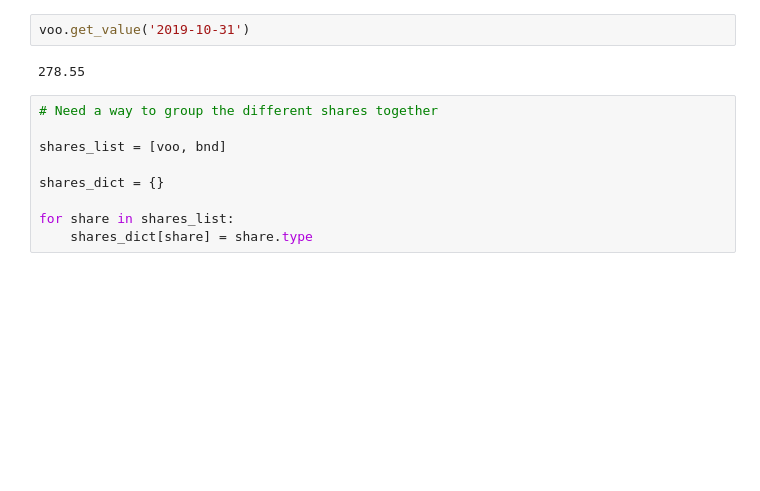
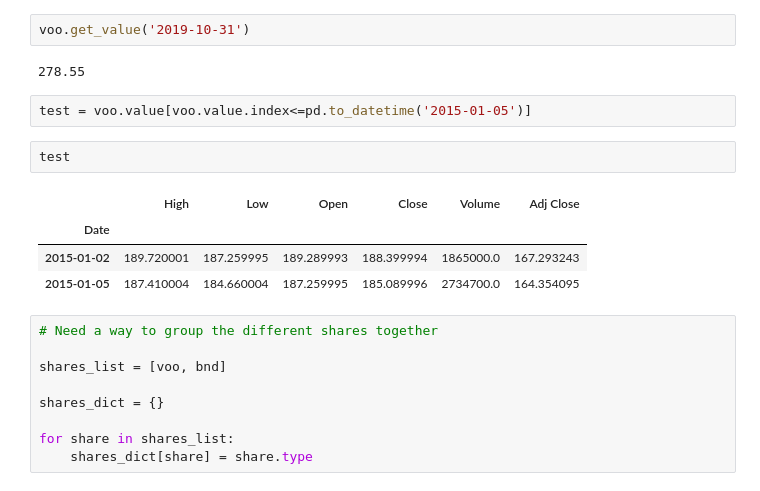
Before and after one commit to spencer84/Portfolio-Management, a Jupyter notebook: Financial Analysis - Equities and Bonds.ipynb, the cells around one changed output. Saved outputs shown, nothing was run; the diff lists cells and outputs as text; blank space fills up the shorter version.

```diff
--- a/Financial Analysis - Equities and Bonds.ipynb
+++ b/Financial Analysis - Equities and Bonds.ipynb
@@ -33,6 +33,15 @@ voo.get_value('2019-01-01')
 voo.get_value('2019-10-31')
 # %% [output]
 278.55
+# %%
+test = voo.value[voo.value.index<=pd.to_datetime('2015-01-05')]
+# %%
+test
+# %% [output]
+|  | High | Low | Open | Close | Volume | Adj Close |
+| Date |  |  |  |  |  |  |
+| 2015-01-02 | 189.720001 | 187.259995 | 189.289993 | 188.399994 | 1865000.0 | 167.293243 |
+| 2015-01-05 | 187.410004 | 184.660004 | 187.259995 | 185.089996 | 2734700.0 | 164.354095 |
 # %%
 # Need a way to group the different shares together
 
```
Also changed, not shown: 2 other files.
